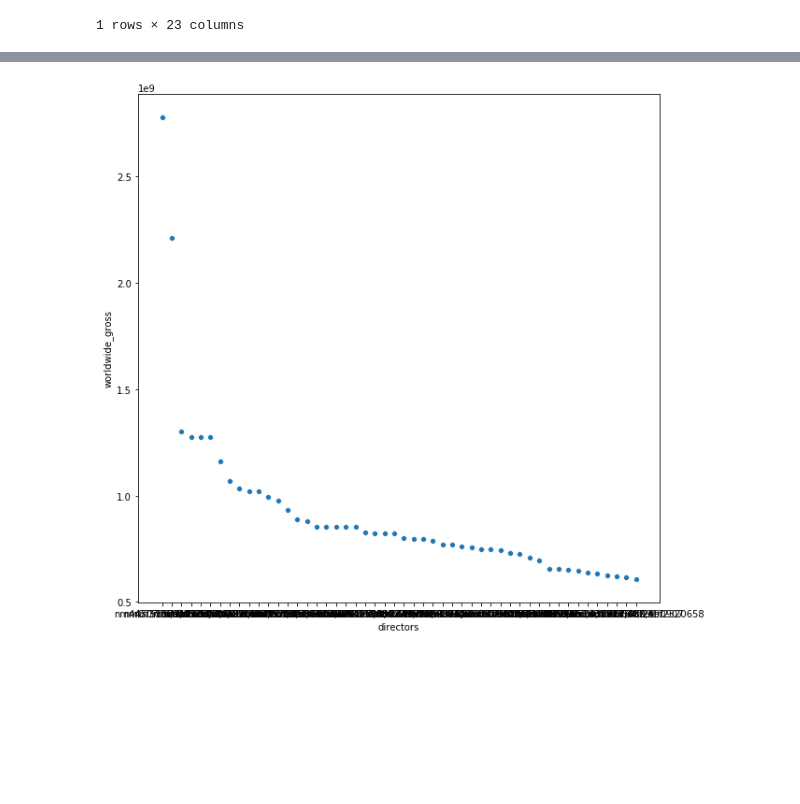
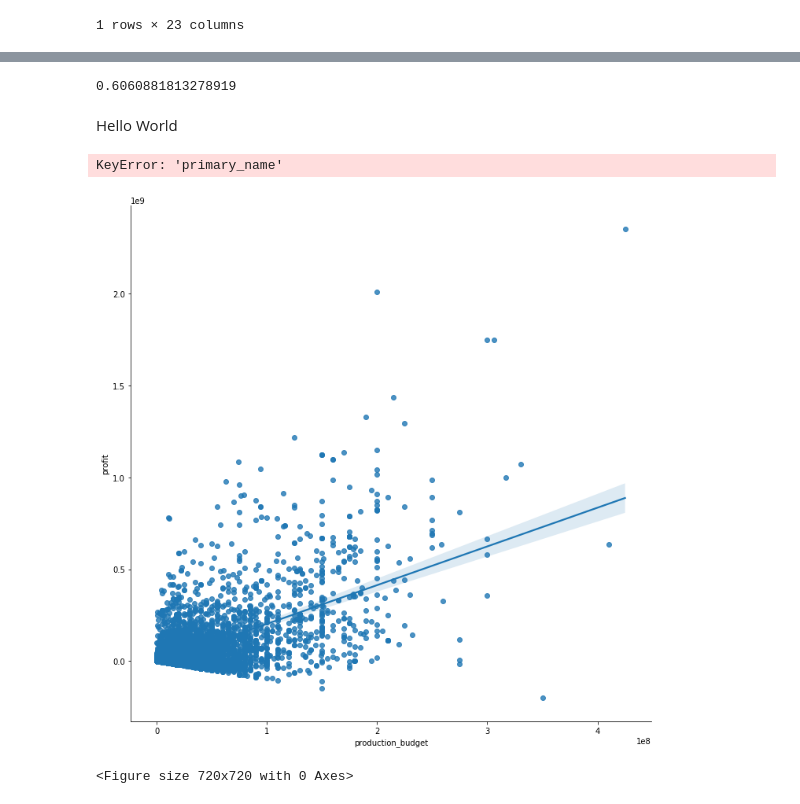
Before and after one commit to minthammock/dsc-mod-1-project-v2-1-onl01-dtsc-pt-041320, a Jupyter notebook: student.ipynb, the cells around one changed output, grey strips where cells are left out. Saved outputs shown, nothing was run; the diff lists cells and outputs as text; code cells hidden in the pictures; blank space fills up the shorter version.

```diff
--- a/student.ipynb
+++ b/student.ipynb
@@ -174,8 +169,20 @@ array([[1.        , 0.60608818],
-# %%
-x = df2.groupby('directors').mean().sort_values('worldwide_gross', ascending = False).index[:50]
-y = df2.groupby('directors').mean().sort_values('worldwide_gross', ascending = False)['worldwide_gross'][:50]
-fig,ax = plt.subplots(figsize = (10,10),
-                      ncols = 1, nrows = 1)
-ax = sns.scatterplot(x = x, y = y)
-# %% [output]
-[figure, removed]
+# %%
+#get the names of the directors and writers of the 100 most profitable movies.
+
+dfimdbName['isTopDirector'] = dfimdbName['nconst'].isin(df2['directors'])
+temp = dfimdbName.loc[dfimdbName['isTopDirector']]
+df2 = df2.merge(temp, how='left', left_on = 'directors', right_on = 'nconst')
+# %%
+df2 = df2.sort_values('profit', ascending=False)
+display(np.corrcoef(df2['production_budget'], df2['profit'])[0][1])
+display(Latex('                                Hello World'))
+sns.lmplot(x = 'production_budget', y ='profit', data = df2, height = 10 )
+fig = plt.figure(figsize = (10,10));
+ax = sns.scatterplot(x = df2.groupby('primary_name').mean().sort_values('profit', ascending=False).index[:50], y =df2.groupby('primary_name').mean().sort_values('profit', ascending=False)['profit'][:50], ax = plt.subplot(2,1,1));
+ax.set_xticklabels(df2.groupby('primary_name').mean().sort_values('profit', ascending=False).index[:50], rotation= 60, fontdict={'horizontalalignment':'right'});
+# %% [output]
+0.6060881813278919
+Hello World
+KeyError: 'primary_name'
+[figure, added]
+<Figure size 720x720 with 0 Axes>
```
Also changed, not shown: parts of 11 cells of this notebook.
